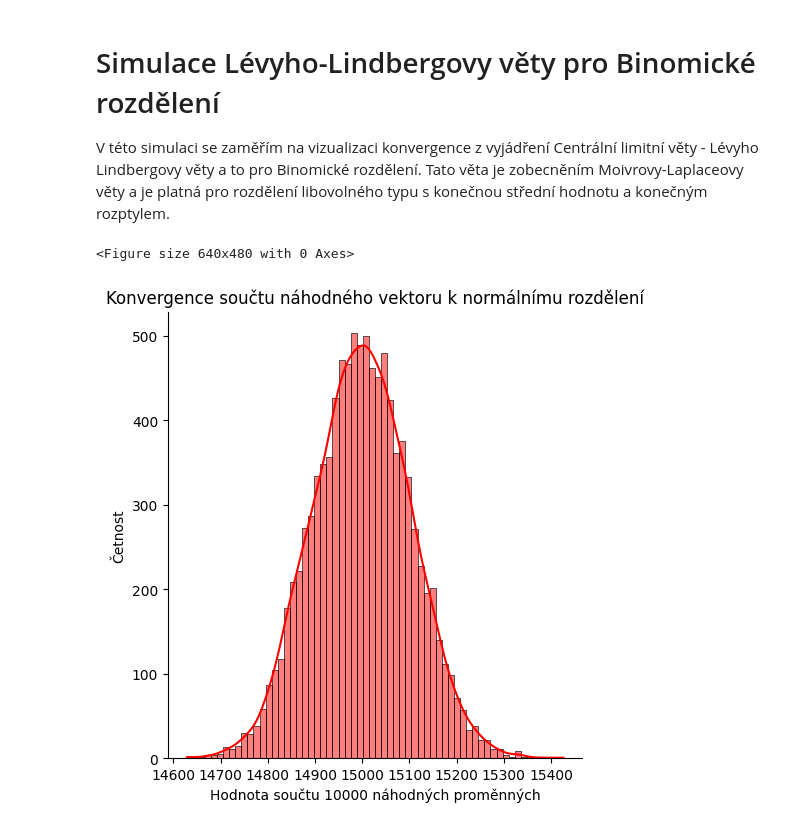
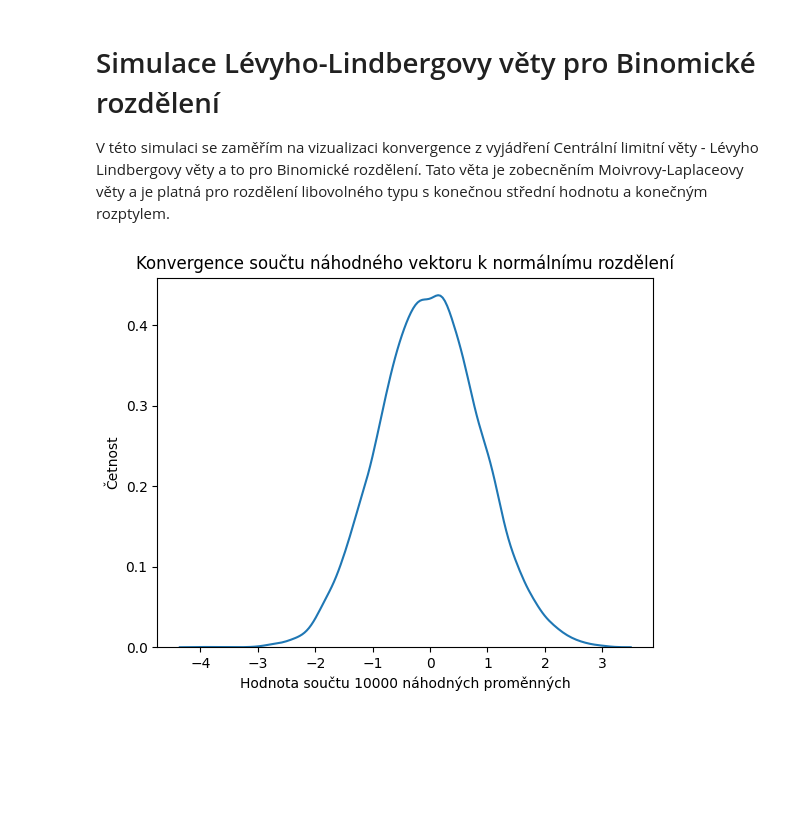
Before and after one commit to jakvitov/math_simulations, a Jupyter notebook: ZakonVelkychCiselSimulace.ipynb, the cells around one changed output. Saved outputs shown, nothing was run; the diff lists cells and outputs as text; code cells hidden in the pictures; blank space fills up the shorter version.

Commit message:
Edited convergence to Gauss in distribution

```diff
--- a/ZakonVelkychCiselSimulace.ipynb
+++ b/ZakonVelkychCiselSimulace.ipynb
@@ -58,27 +59,28 @@ plt.show()
 V této simulaci se zaměřím na vizualizaci konvergence z vyjádření Centrální limitní věty - Lévyho Lindbergovy věty a to pro Binomické rozdělení. Tato věta je zobecněním Moivrovy-Laplaceovy věty a je platná pro rozdělení libovolného typu s konečnou střední hodnotu a konečným rozptylem.
 # %%
 plt.clf()
-bin_param_n = 5
-bin_param_v = 0.3
+bin_param_n = 10
+bin_param_v = 0.1
+log_mean = 15
 n = 10000
 bin_sums = []
 
 #Data obsahující n stochasticky nezávislých hodnot binomického rozdělení
 
 
-for x in range(n):
-  data_bin = np.random.binomial(bin_param_n, bin_param_v, n)
-  bin_sums.append(np.sum(data_bin))
-
 mean = bin_param_n * bin_param_v
 diviation = mean * (1-bin_param_v)
 
+for x in range(n):
+  data_bin = np.random.binomial(bin_param_n, bin_param_v, n)
+  #Přidáme hodnotu
+  bin_sums.append((np.sum(data_bin) - (n * mean)) / math.sqrt(n) * math.sqrt(diviation))
 
-distr = sns.displot(bin_sums, kde=True, color="r")
+
+distr = sns.kdeplot(bin_sums)
 plt.xlabel("Hodnota součtu " + str(n) + " náhodných proměnných")
 plt.ylabel("Četnost")
 plt.title("Konvergence součtu náhodného vektoru k normálnímu rozdělení")
 plt.show()
 # %% [output]
-<Figure size 640x480 with 0 Axes>
-[figure, old version]
+[figure, new version]
```
Also changed, not shown: parts of 3 cells of this notebook.
